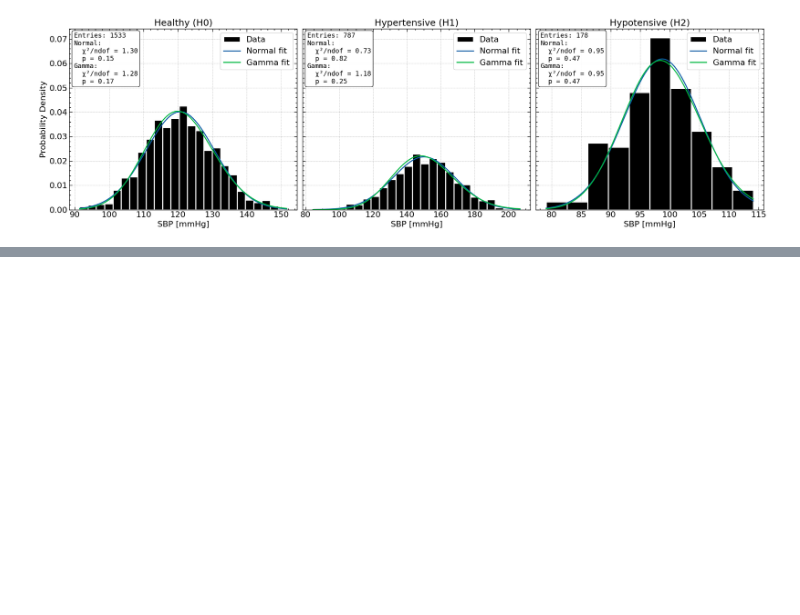
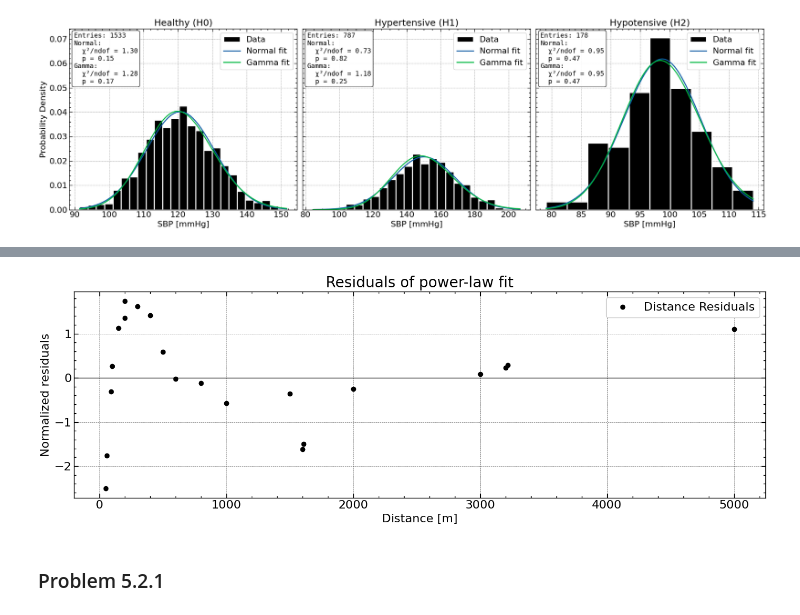
Before and after one commit to tobiassanta/AppStat2025, a Jupyter notebook: Exam/AppStatExam.ipynb, the cells around one changed output, grey strips where cells are left out. Saved outputs shown, nothing was run; the diff lists cells and outputs as text; code cells hidden in the pictures; blank space fills up the shorter version.

```diff
--- a/Exam/AppStatExam.ipynb
+++ b/Exam/AppStatExam.ipynb
@@ -725,0 +885,20 @@ plt.tight_layout()
+# %%
+#calculating residuals and plotting afterwards
+residuals = dist - power_law(t, v, k)
+norm_residuals = residuals / sigma_d
+
+plt.figure(figsize=(14, 5))
+
+plt.axhline(0, color='k', lw=1)
+plt.plot(dist, norm_residuals, 'o', color = 'black', label = 'Distance Residuals')
+plt.xlabel("Distance [m]")
+plt.ylabel("Normalized residuals")
+plt.title("Residuals of power-law fit", fontsize = 20)
+plt.legend()
+
+plt.tight_layout()
+#plt.savefig('Problem 5.1.2 residuals.png', dpi = 300)
+# %% [output]
+[figure, added]
+# %% [markdown]
+### Problem 5.2.1
```
Also changed, not shown: parts of 40 cells of this notebook.
